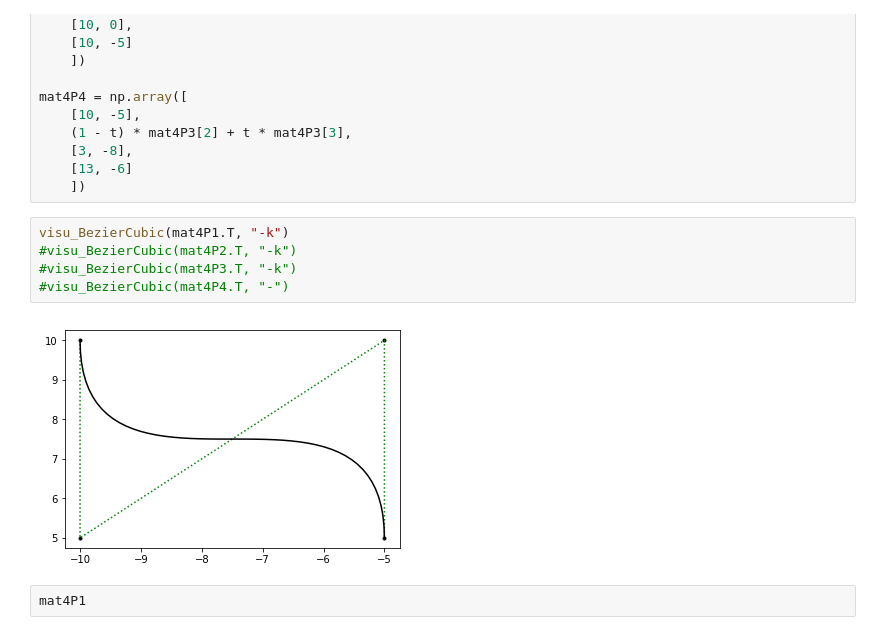
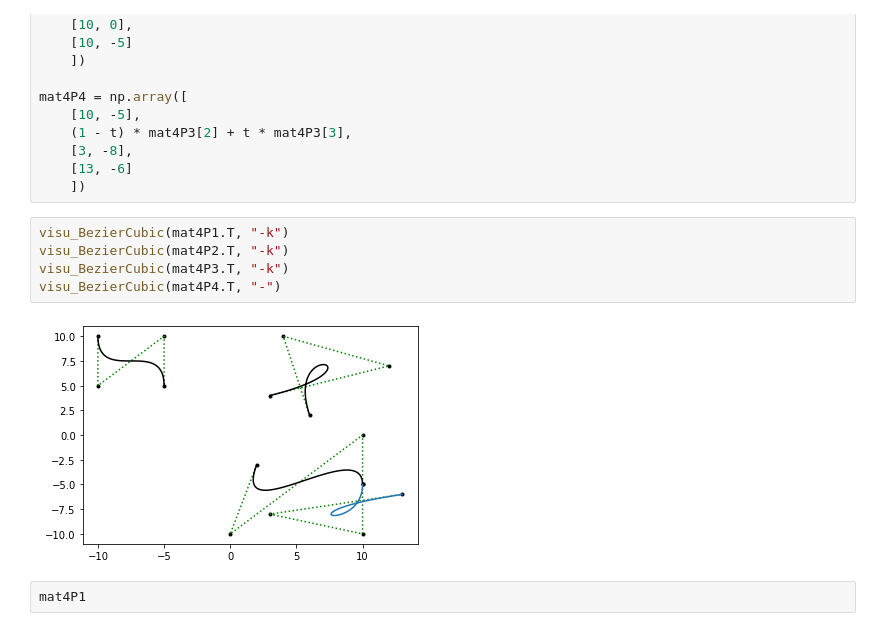
Before and after one commit to aquadzn/dut-informatique, a Jupyter notebook: S3/Modelisation/TP04.ipynb, the cells around one changed output. Cells and saved outputs as stored; diff of their text form.

```diff
--- a/S3/Modelisation/TP04.ipynb
+++ b/S3/Modelisation/TP04.ipynb
@@ -142,11 +142,11 @@ mat4P4 = np.array([
     ])
 # %%
 visu_BezierCubic(mat4P1.T, "-k")
-#visu_BezierCubic(mat4P2.T, "-k")
-#visu_BezierCubic(mat4P3.T, "-k")
-#visu_BezierCubic(mat4P4.T, "-")
+visu_BezierCubic(mat4P2.T, "-k")
+visu_BezierCubic(mat4P3.T, "-k")
+visu_BezierCubic(mat4P4.T, "-")
 # %% [output]
-[figure, old version]
+[figure, new version]
 # %%
 mat4P1
 # %% [output]
```
Also changed, not shown: parts of 5 cells of this notebook, 1 other file.
